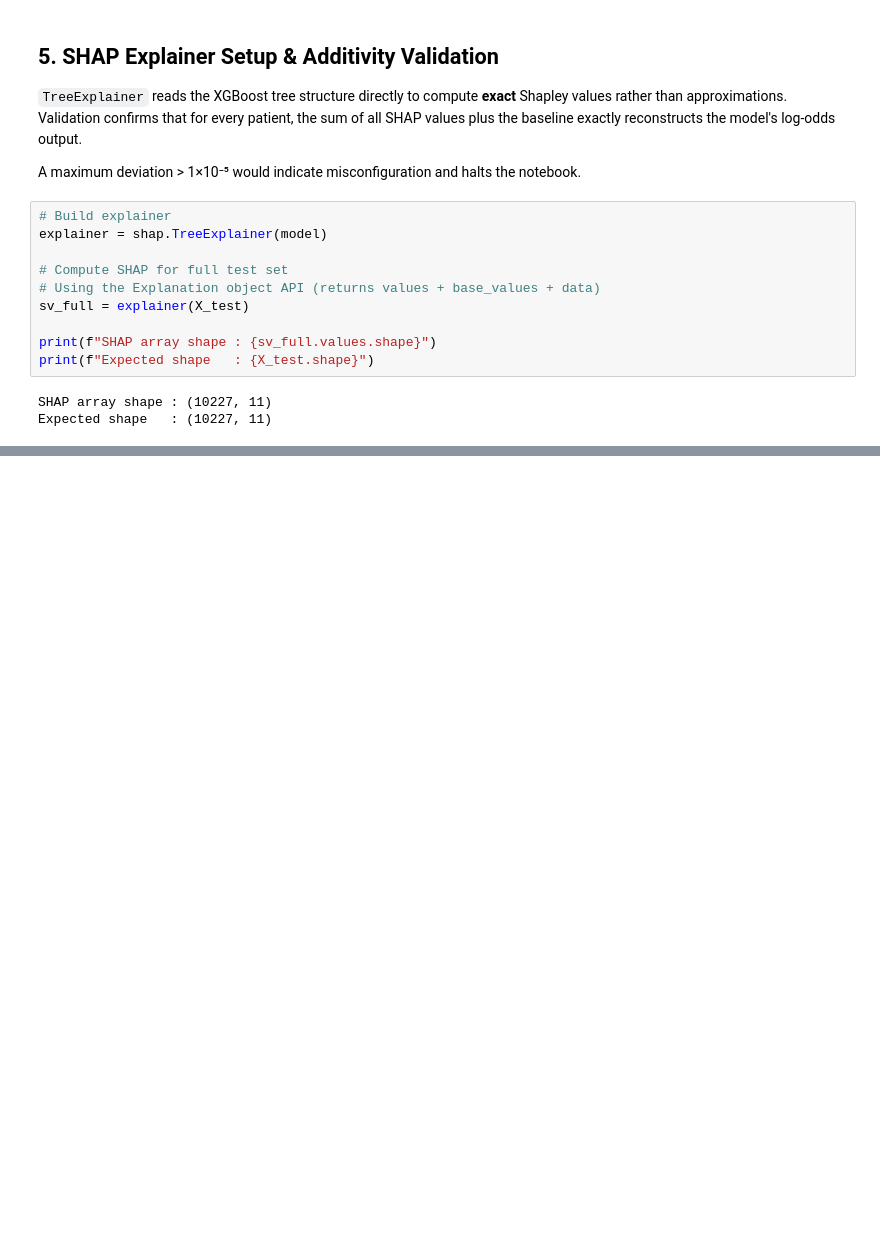
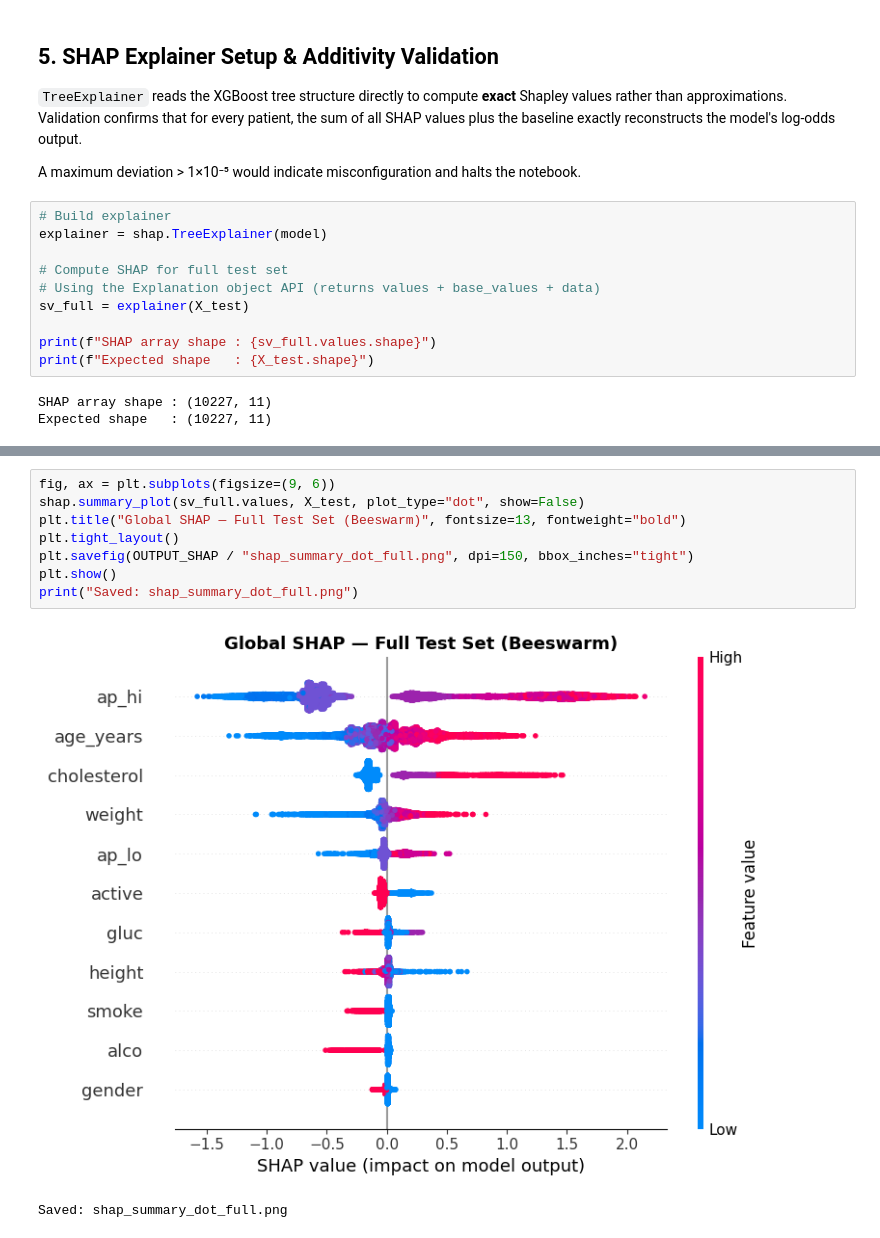
Before and after one commit to Kavisha612/Dissertation_ExplainableAI, a Jupyter notebook: SHAP_fairness_notebooks/shap_01_global_validation.ipynb, the cells around one changed output, grey strips where cells are left out. Saved outputs shown, nothing was run; the diff lists cells and outputs as text; blank space fills up the shorter version.

Commit message:
Saved sex stratified SHAP values in outputs folder + global SHAP

```diff
--- a/SHAP_fairness_notebooks/shap_01_global_validation.ipynb
+++ b/SHAP_fairness_notebooks/shap_01_global_validation.ipynb
@@ -242,0 +281,11 @@ print(f"Male SHAP shape   : {sv_male.values.shape} ✓")
+# %%
+fig, ax = plt.subplots(figsize=(9, 6))
+shap.summary_plot(sv_full.values, X_test, plot_type="dot", show=False)
+plt.title("Global SHAP — Full Test Set (Beeswarm)", fontsize=13, fontweight="bold")
+plt.tight_layout()
+plt.savefig(OUTPUT_SHAP / "shap_summary_dot_full.png", dpi=150, bbox_inches="tight")
+plt.show()
+print("Saved: shap_summary_dot_full.png")
+# %% [output]
+[figure, added]
+Saved: shap_summary_dot_full.png
```
Also changed, not shown: parts of 8 cells of this notebook.
